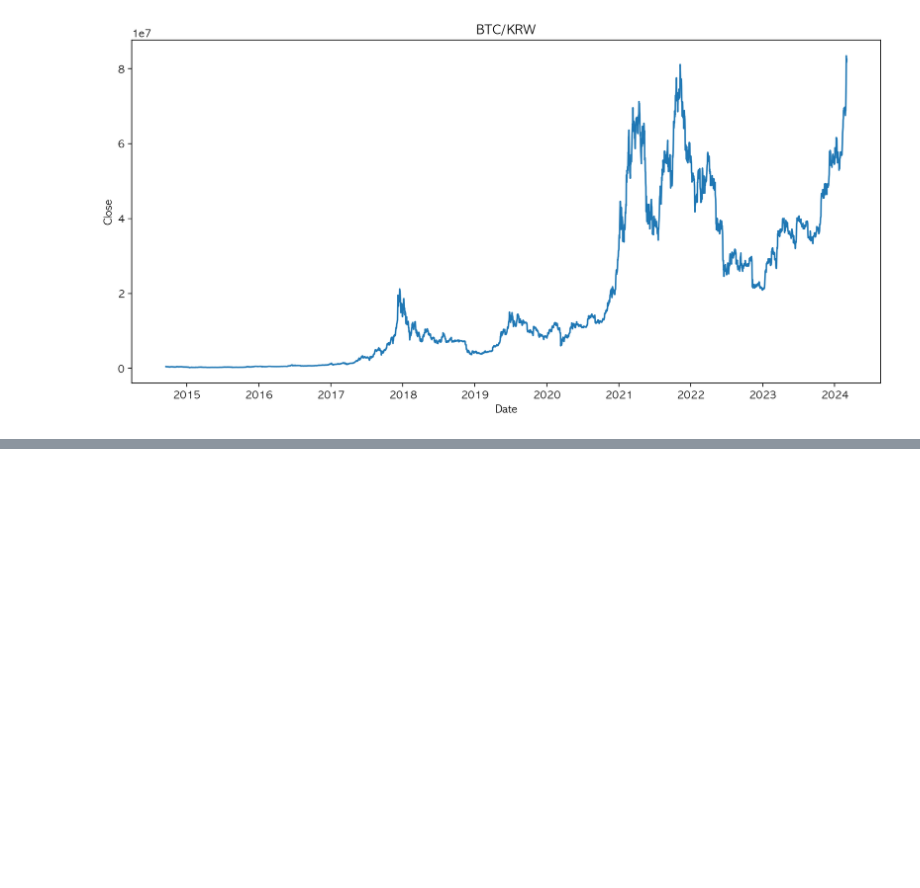
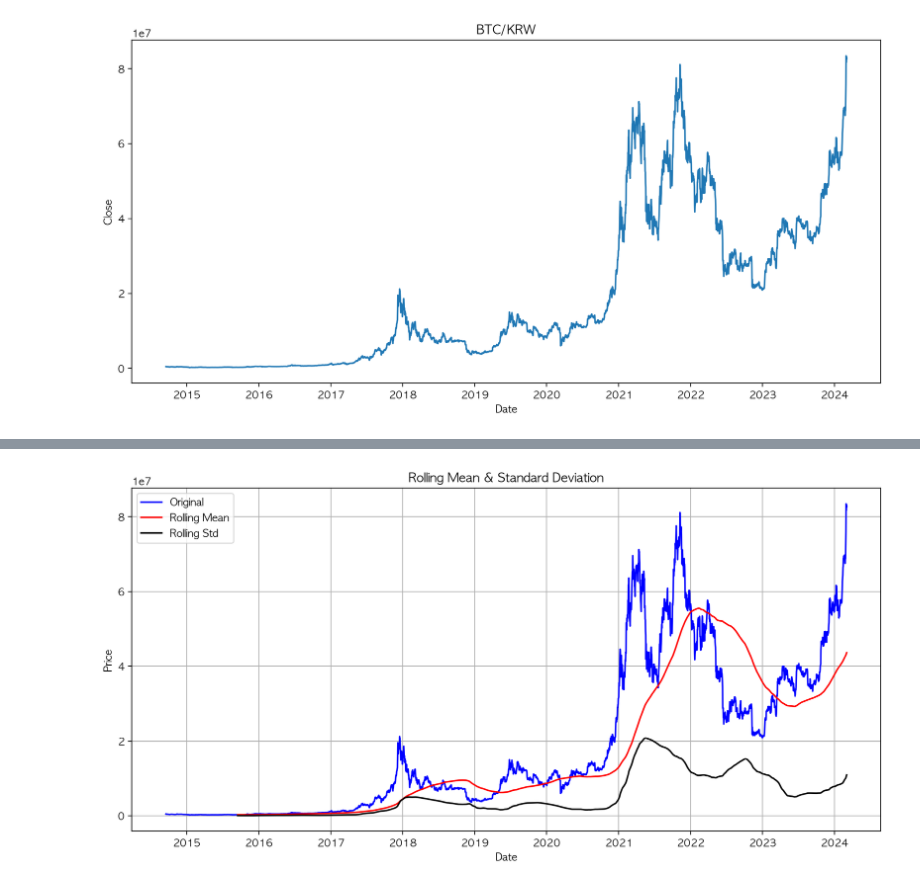
Before and after one commit to gyjong/workplace, a Jupyter notebook: quest_0229/0302_btc.ipynb, the cells around one changed output, grey strips where cells are left out. Saved outputs shown, nothing was run; the diff lists cells and outputs as text; code cells hidden in the pictures; blank space fills up the shorter version.

```diff
--- a/quest_0229/0302_btc.ipynb
+++ b/quest_0229/0302_btc.ipynb
@@ -49,0 +92,16 @@ plt.show()
+# %%
+# Rolling mean and standard deviation
+# https://pandas.pydata.org/docs/reference/api/pandas.DataFrame.rolling.html
+def rolling_ts(timeseries, window):
+
+    rollmean = btc.rolling(window = window).mean()  # moving average time series
+    rollstd = btc.rolling(window = window).std()  # moving standard deviation time series
+
+    plt.plot(btc, color = 'blue', label = 'Original')
+    plt.plot(rollmean, color = 'red', label = 'Rolling Mean')
+    plt.plot(rollstd, color = 'black', label = 'Rolling Std')
+    plt.title('Rolling Mean & Standard Deviation')
+    plt.ylabel('Price')
+    plt.xlabel('Date')
+    plt.legend(loc = 'best')
+    plt.grid(True)
@@ -49,0 +126,4 @@ plt.show()
+# %%
+rolling_ts(btc, 365)
+# %% [output]
+[figure, added]
```
Also changed, not shown: parts of 46 cells of this notebook.
